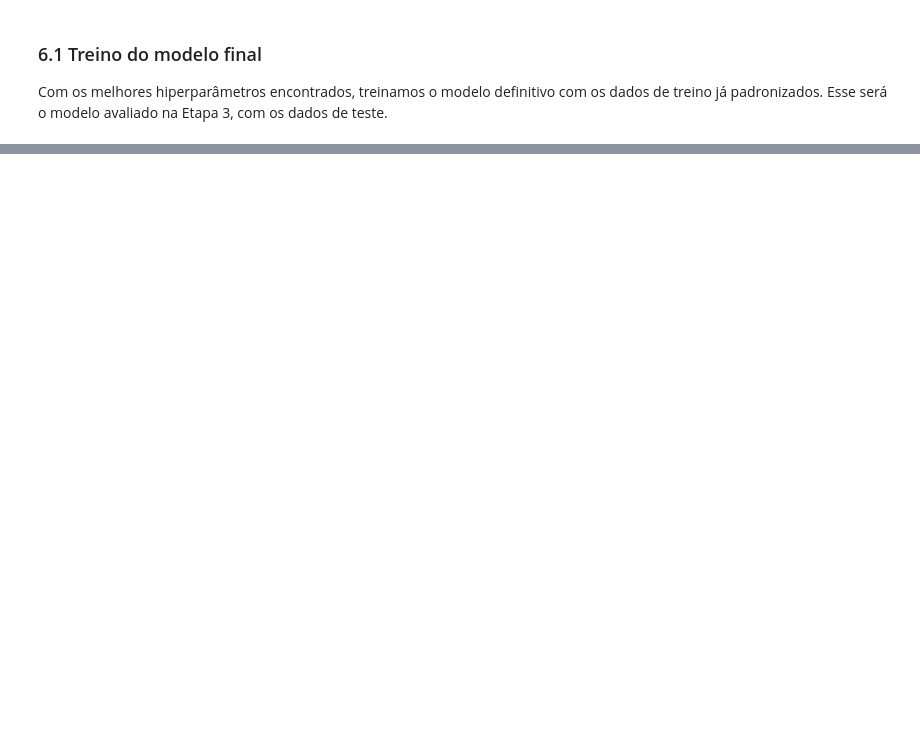
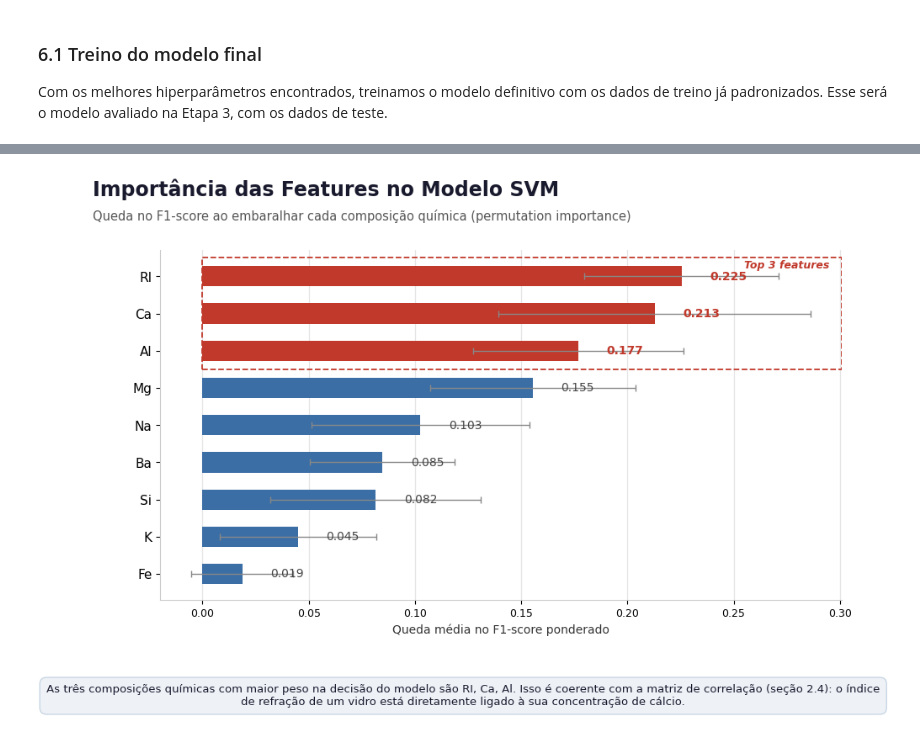
Before and after one commit to gonzagax00/Intelig-ncia-Artificial, a Jupyter notebook: summit-dupla-intelig-ncia-artificial.ipynb, the cells around one changed output, grey strips where cells are left out. Cells and saved outputs as stored; diff of their text form; code cells hidden in the pictures; blank space fills up the shorter version.

```diff
--- a/summit-dupla-intelig-ncia-artificial.ipynb
+++ b/summit-dupla-intelig-ncia-artificial.ipynb
@@ -248,0 +330,20 @@ SVC(C=1, gamma=0.1)
+# %%
+from sklearn.inspection import permutation_importance
+
+result = permutation_importance(
+    best_model,
+    X_test_scaled,
+    y_test,
+    scoring='f1_weighted',
+    n_repeats=30,
+    random_state=42,
+    n_jobs=-1
+)
+
+importancias = pd.DataFrame({
+    'feature': X.columns,
+    'importancia_media': result.importances_mean,
+    'importancia_std': result.importances_std
+}).sort_values('importancia_media', ascending=False)
+
+importancias
@@ -248,0 +363,78 @@ SVC(C=1, gamma=0.1)
+# %%
+from matplotlib.patches import Rectangle
+
+ordem = importancias.sort_values('importancia_media', ascending=True).reset_index(drop=True)
+
+n_top = 3
+cores = ['#c0392b' if i >= len(ordem) - n_top else '#3b6ea5' for i in range(len(ordem))]
+
+fig, ax = plt.subplots(figsize=(10, 6.5))
+fig.patch.set_facecolor('#ffffff')
+ax.set_facecolor('#ffffff')
+
+barras = ax.barh(
+    ordem['feature'],
+    ordem['importancia_media'],
+    xerr=ordem['importancia_std'],
+    color=cores,
+    edgecolor='none',
+    height=0.55,
+    capsize=3,
+    error_kw={'ecolor': '#888888', 'elinewidth': 1}
+)
+
+for i, (barra, valor) in enumerate(zip(barras, ordem['importancia_media'])):
+    destaque = i >= len(ordem) - n_top
+    ax.text(
+        barra.get_width() + ordem['importancia_std'].max() * 0.18,
+        barra.get_y() + barra.get_height() / 2,
+        f'{valor:.3f}',
+        va='center',
+        fontsize=10,
+        fontweight='bold' if destaque else 'normal',
+        color='#c0392b' if destaque else '#444444'
+    )
+
+fig.text(0.06, 0.96, 'Importância das Features no Modelo SVM', fontsize=17, fontweight='bold', color='#1a1a2e')
+fig.text(0.06, 0.915, 'Queda no F1-score ao embaralhar cada composição química (permutation importance)', fontsize=10.5, color='#555555')
+
+ax.set_xlabel('Queda média no F1-score ponderado', fontsize=10, color='#333333')
+ax.tick_params(axis='y', labelsize=11)
+ax.tick_params(axis='x', labelsize=9)
+
+ax.spines['top'].set_visible(False)
+ax.spines['right'].set_visible(False)
+ax.spines['left'].set_color('#cccccc')
+ax.spines['bottom'].set_color('#cccccc')
+ax.grid(axis='x', color='#e5e5e5', linewidth=0.9, zorder=0)
+ax.set_axisbelow(True)
+
+# Destaca as 3 features mais importantes, no mesmo espírito do círculo usado em aula para marcar o ponto relevante
+top3_y_min = len(ordem) - n_top - 0.5
+rect = Rectangle(
+    (0, top3_y_min), ax.get_xlim()[1], n_top,
+    fill=False, edgecolor='#c0392b', linestyle='--', linewidth=1.3, zorder=3
+)
+ax.add_patch(rect)
+ax.text(
+    ax.get_xlim()[1] * 0.98, top3_y_min + n_top - 0.05,
+    'Top 3 features',
+    ha='right', va='top', fontsize=9, color='#c0392b', fontweight='bold', style='italic'
+)
+
+plt.subplots_adjust(top=0.86, bottom=0.22, left=0.14, right=0.95)
+
+top3_nomes = ', '.join(importancias['feature'].head(3).tolist())
+texto_caixa = (f"As três composições químicas com maior peso na decisão do modelo são {top3_nomes}. "
+               f"Isso é coerente com a matriz de correlação (seção 2.4): o índice de refração de um vidro "
+               f"está diretamente ligado à sua concentração de cálcio.")
+
+fig.text(
+    0.5, 0.045, texto_caixa,
+    ha='center', va='center', fontsize=9.5, color='#1a1a2e', wrap=True,
+    bbox=dict(boxstyle='round,pad=0.6', facecolor='#eef2f7', edgecolor='#c9d6e3')
+)
+
+plt.show()
+# %% [output]
+[figure, added]
```
Also changed, not shown: parts of 17 cells of this notebook.
